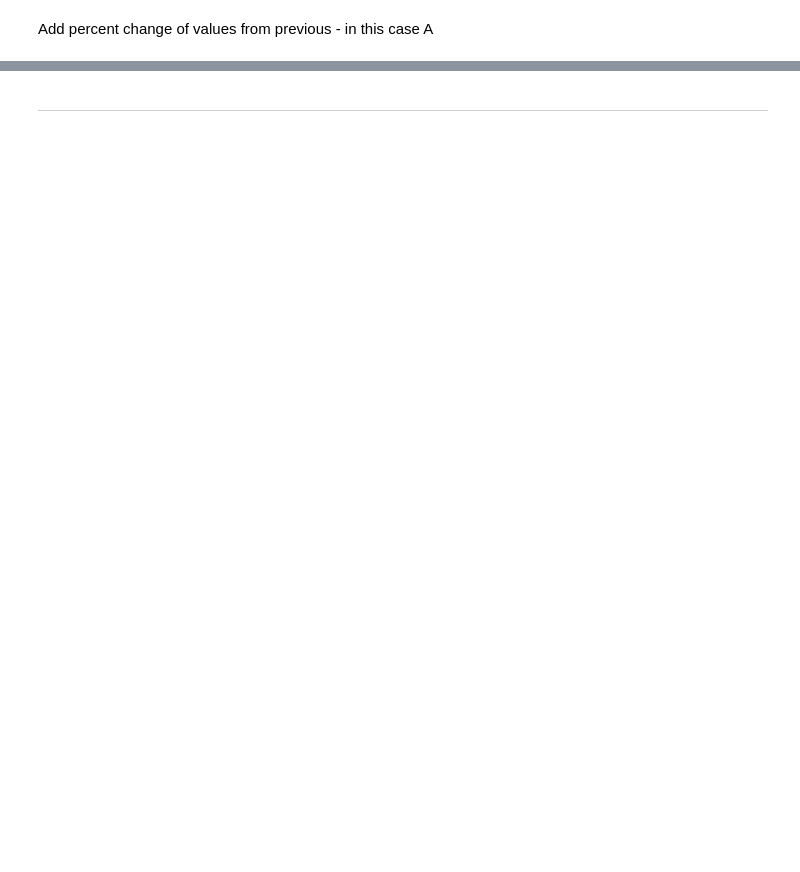
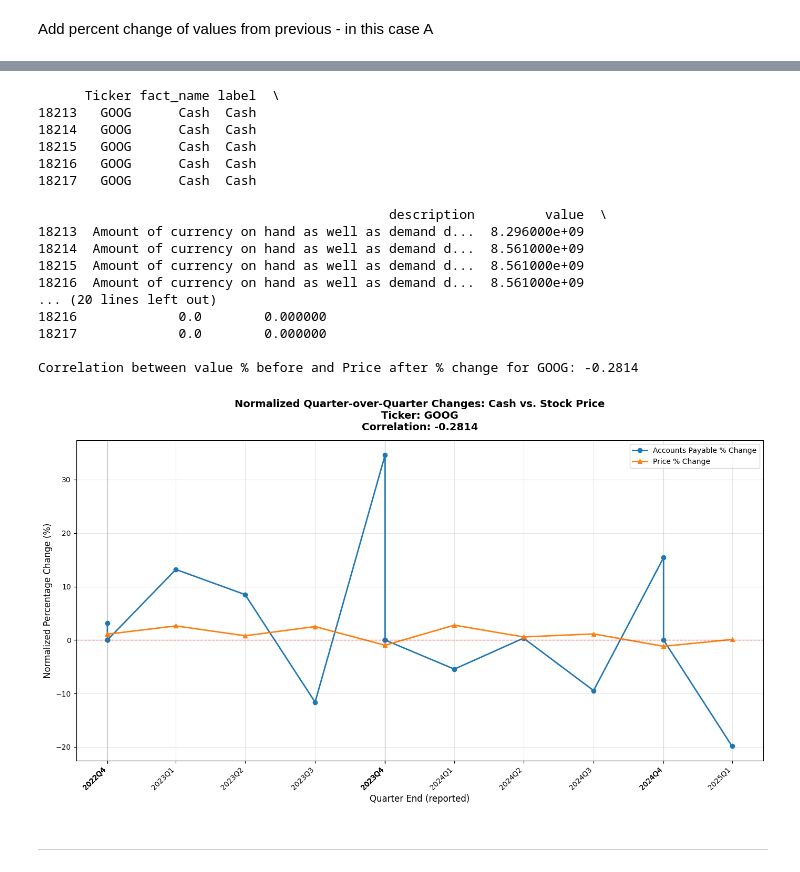
Before and after one commit to trick491/Data-Science-Final-Project, a Jupyter notebook: milestone1.ipynb, the cells around one changed output, grey strips where cells are left out. Drawn from its saved outputs; the diff is of its cells as text; code cells hidden in the pictures; blank space fills up the shorter version.

```diff
--- a/milestone1.ipynb
+++ b/milestone1.ipynb
@@ -368,2 +453,81 @@ Quarter end date range: 2014-12-31 to 2025-06-30
+# %%
+example3 = full_data.copy()
+
+example3 = example3.loc[example3['label'] == 'Cash'][['Ticker','fact_name', 'label', 'description', 'value', 'start_date',
+   'end_date', 'filed_date', 'form', 'frame', 'Price before',
+   'Price after', 'Price after $ change', 'Price after % change']]
+
+example3['value before'] = example3.groupby('fact_name')['value'].shift(1)
+
+example3['value $ change'] = example3['value'] - example3['value before']
+
+example3['value % before'] = (example3['value $ change'] / example3['value before'].replace(0, np.nan)) * 100
+
+print(example3.head())
+
+y1_label = 'Cash'
+y2 = 'value % before'
+y3 = 'Price after % change'
+FILTER_TICKER = 'GOOG'
+
+df = example3.copy()
+
+if 'end_date' not in df.columns:
+    raise KeyError("DataFrame must have an 'end_date' column to derive actual reported quarters.")
+df['end_date'] = pd.to_datetime(df['end_date'], errors='coerce')
+
+df['reported_quarter'] = df['end_date'].dt.to_period('Q')
+
+df['quarter_end'] = df['reported_quarter'].dt.to_timestamp(how='end')
+
+plot_data = df[(df['Ticker'] == FILTER_TICKER) & (df['label'] == y1_label)].copy()
+
+plot_data = plot_data.dropna(subset=[y2, y3, 'quarter_end'])
+
+plot_data['__q_ordinal'] = plot_data['reported_quarter'].apply(lambda p: p.ordinal)
+plot_data = plot_data.sort_values('__q_ordinal').reset_index(drop=True)
+
+correlation = plot_data[[y2, y3]].corr().iloc[0, 1]
+print(f"\nCorrelation between {y2} and {y3} for {FILTER_TICKER}: {correlation:.4f}")
+
+fig, ax = plt.subplots(figsize=(14, 8))
+
+ax.plot(plot_data['quarter_end'], plot_data[y2], marker='o', linewidth=2, markersize=6, label='Accounts Payable % Change')
+ax.plot(plot_data['quarter_end'], plot_data[y3], marker='^', linewidth=2, markersize=6, label='Price % Change')
+
+ax.axhline(y=0, color='red', linestyle='--', alpha=0.5, linewidth=1)
+
+ax.set_xlabel('Quarter End (reported)', fontsize=12)
+ax.set_ylabel('Normalized Percentage Change (%)', fontsize=12)
+ax.set_title(f'Normalized Quarter-over-Quarter Changes: {y1_label} vs. Stock Price\nTicker: {FILTER_TICKER}\nCorrelation: {correlation:.4f}', fontsize=14, fontweight='bold', pad=14)
+
+ax.grid(True, alpha=0.3)
+ax.legend(loc='best', fontsize=10)
+
+x_labels = [str(p) for p in plot_data['reported_quarter']]
+ax.set_xticks(plot_data['quarter_end'])
+ax.set_xticklabels(x_labels, rotation=45, ha='right')
+
+fig.tight_layout()
+plt.show()
+# %% [output]
+      Ticker fact_name label  \
+18213   GOOG      Cash  Cash
+18214   GOOG      Cash  Cash
+18215   GOOG      Cash  Cash
+18216   GOOG      Cash  Cash
+18217   GOOG      Cash  Cash
+
+                                             description         value  \
+18213  Amount of currency on hand as well as demand d...  8.296000e+09
+18214  Amount of currency on hand as well as demand d...  8.561000e+09
+18215  Amount of currency on hand as well as demand d...  8.561000e+09
+18216  Amount of currency on hand as well as demand d...  8.561000e+09
+... (20 lines left out)
+18216             0.0        0.000000
+18217             0.0        0.000000
+
+Correlation between value % before and Price after % change for GOOG: -0.2814
+[figure, added]
 # %% [markdown]
 ***
```
Also changed, not shown: parts of 9 cells of this notebook.
